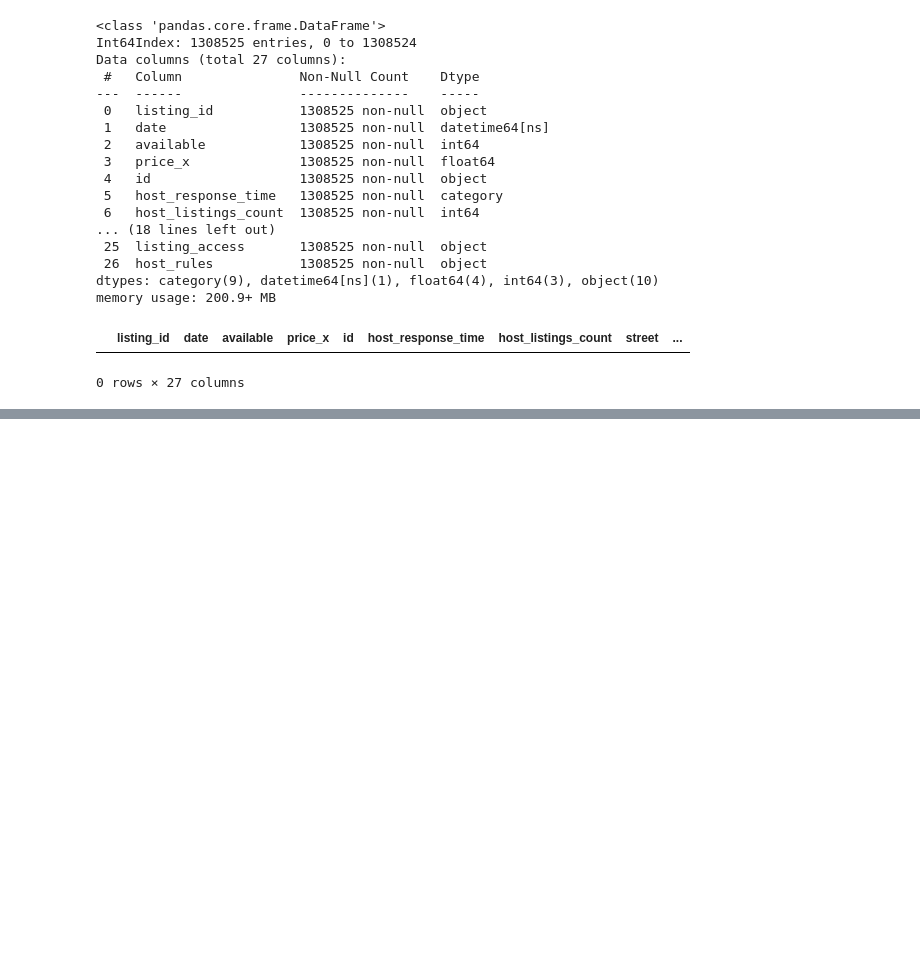
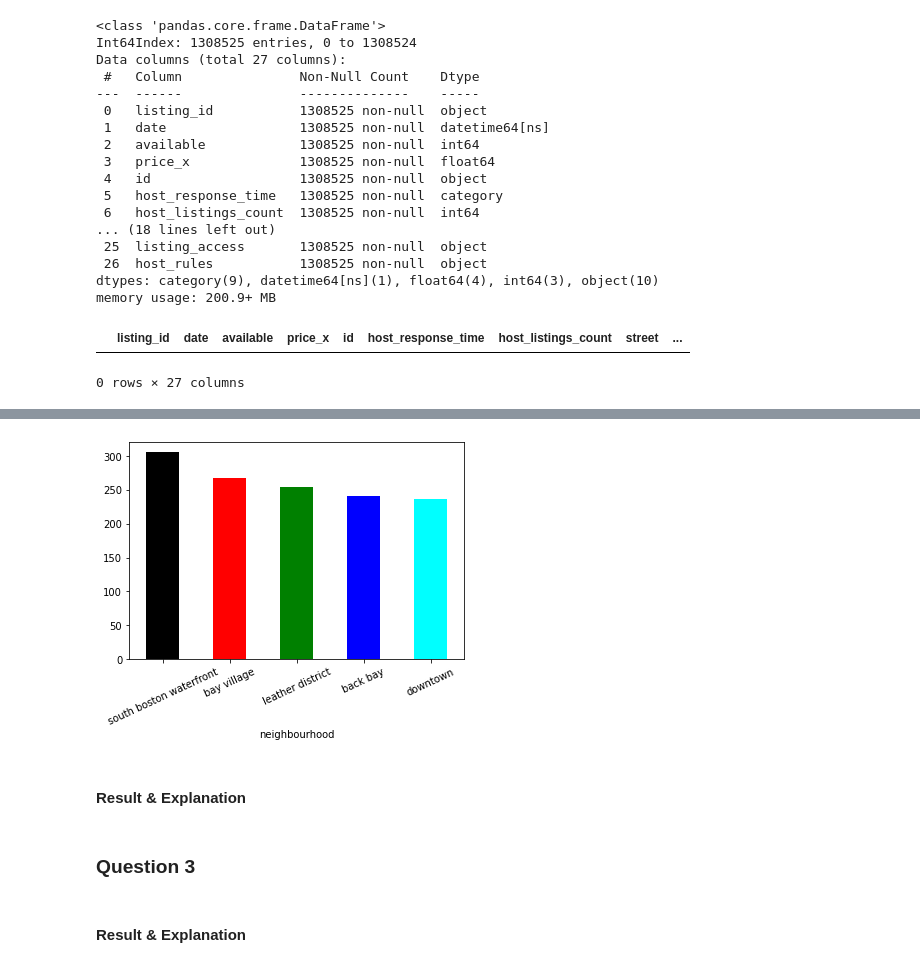
Before and after one commit to MehzHats/Boston-Data-Analysis, a Jupyter notebook: Boston Airbnb EDA.ipynb, the cells around one changed output, grey strips where cells are left out. Saved outputs shown, nothing was run; the diff lists cells and outputs as text; code cells hidden in the pictures; blank space fills up the shorter version.

```diff
--- a/Boston Airbnb EDA.ipynb
+++ b/Boston Airbnb EDA.ipynb
@@ -758,0 +1017,13 @@ assert cal_list_rev.shape[0] == cal_list.shape[0]
+# %%
+#which cities are expensive plot
+exp_neighbourhood = listings_cleaned.groupby(listings_cleaned['neighbourhood'])['price'].mean().sort_values(ascending = False).head(5)
+exp_neighbourhood.plot(kind = 'bar', color = ['black', 'red', 'green', 'blue', 'cyan']);
+plt.xticks(rotation=25);
+# %% [output]
+[figure, added]
+# %% [markdown]
+#### Result & Explanation
+# %% [markdown]
+### Question 3
+# %% [markdown]
+#### Result & Explanation
```
Also changed, not shown: parts of 120 cells of this notebook.
